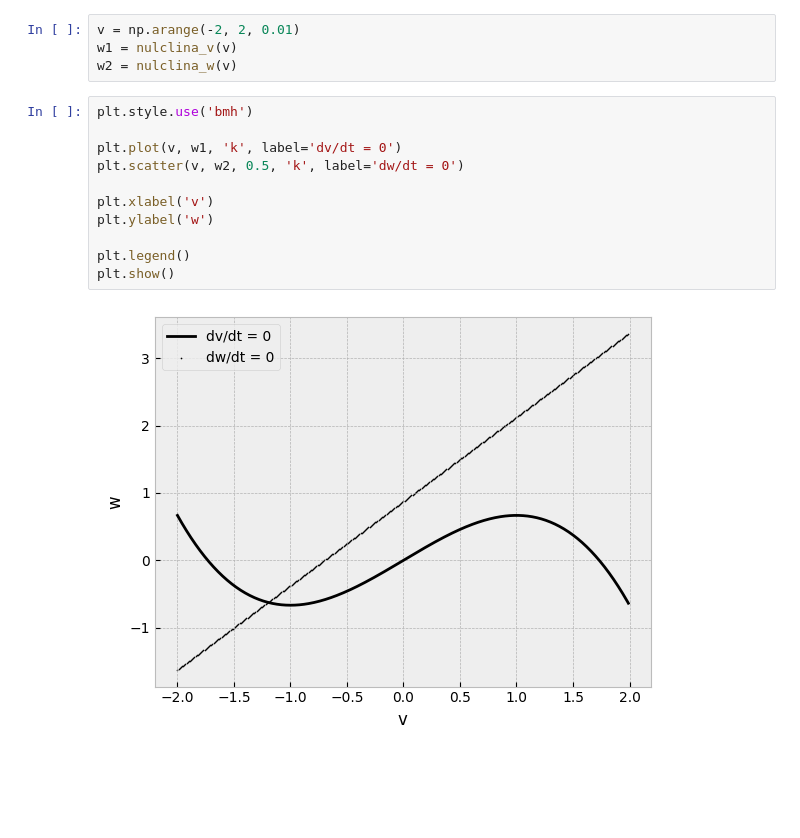
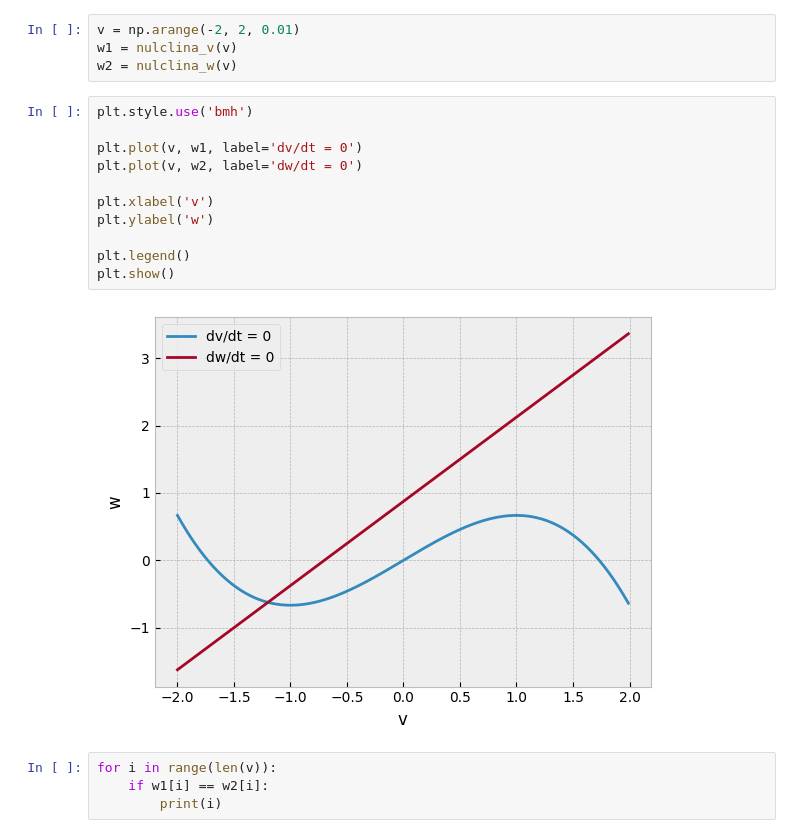
Before and after one commit to rfscorrea/listas-neurociencia-profroque, a Jupyter notebook: lista5/ex1-a.ipynb, the cells around one changed output. Saved outputs shown, nothing was run; the diff lists cells and outputs as text; blank space fills up the shorter version.

```diff
--- a/lista5/ex1-a.ipynb
+++ b/lista5/ex1-a.ipynb
@@ -17,13 +17,17 @@ w2 = nulclina_w(v)
 # %%
 plt.style.use('bmh')
 
-plt.plot(v, w1, 'k', label='dv/dt = 0')
-plt.scatter(v, w2, 0.5, 'k', label='dw/dt = 0')
+plt.plot(v, w1, label='dv/dt = 0')
+plt.plot(v, w2, label='dw/dt = 0')
 
 plt.xlabel('v')
 plt.ylabel('w')
 
 plt.legend()
 plt.show()
 # %% [output]
-[figure, old version]
+[figure, new version]
+# %%
+for i in range(len(v)):
+    if w1[i] == w2[i]:
+        print(i)
```
Also changed, not shown: 1 other file.
